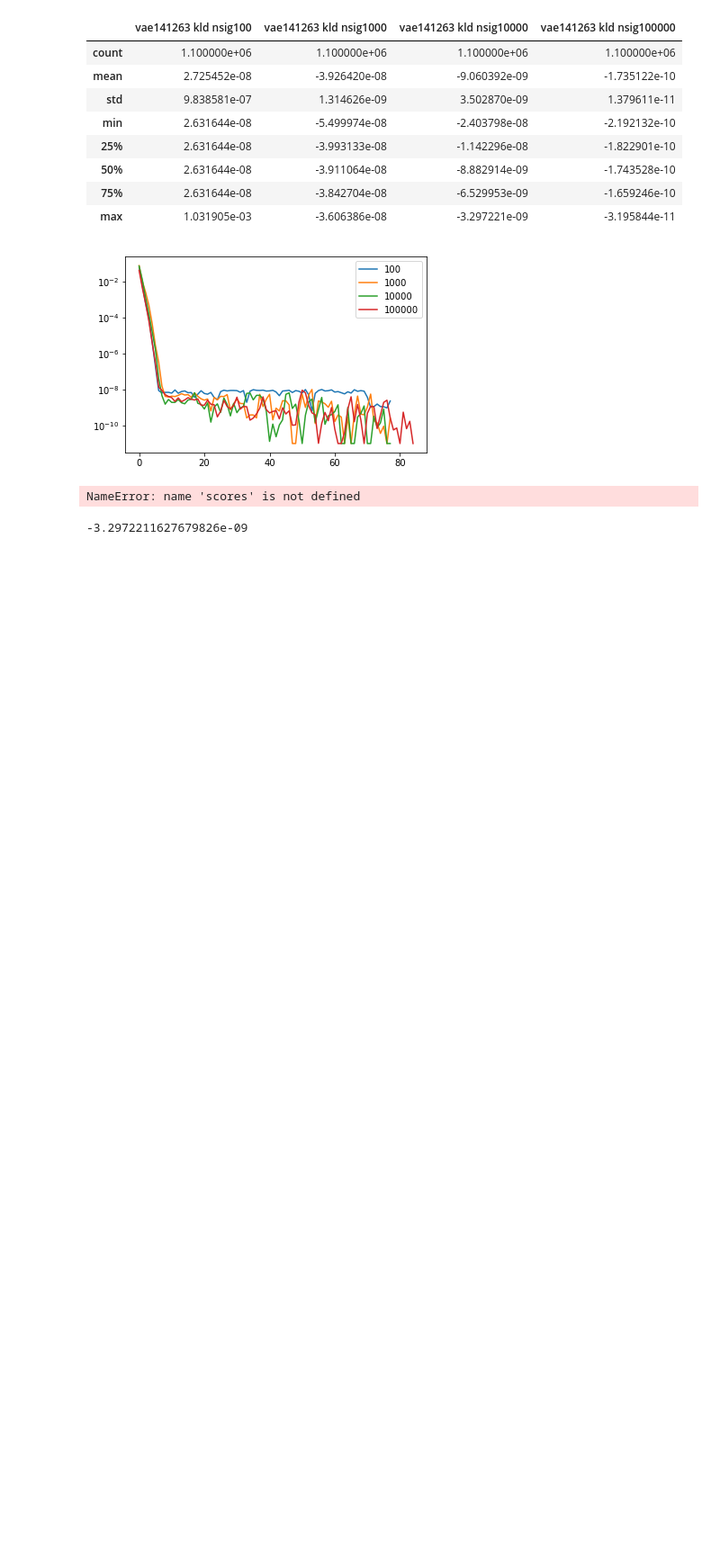
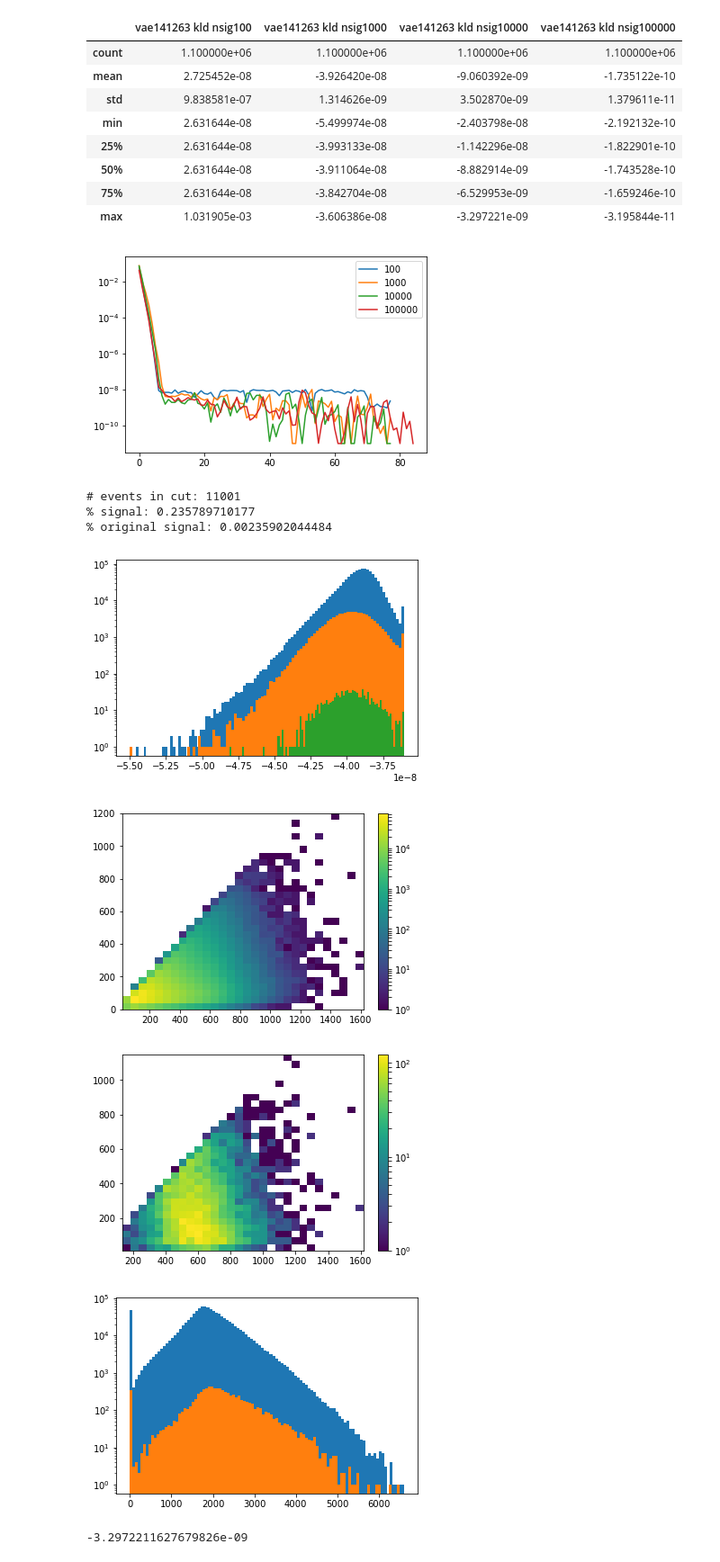
Before and after one commit to RotemMayo/NAF, a Jupyter notebook: ML4Jets.ipynb, the cells around one changed output. Shown: that part at 90% size. Drawn from its saved outputs; the diff is of its cells as text; code cells hidden in the pictures; blank space fills up the shorter version.

```diff
--- a/ML4Jets.ipynb
+++ b/ML4Jets.ipynb
@@ -30,6 +30,10 @@ df = pd.read_hdf(DATASET_PATH_TEMPLATE.format(DATASET_DIR, "events_anomalydetect
 y = df["label"]
 signal = y == 1
 delta_mj = np.abs(df['mj1'] - df['mj2'])
+mjj = get_mjj(df)
+epsilon = 1e-5
+tau_21j1 = (df['tau2j1'] / df['tau1j1']).fillna(0) + epsilon
+tau_21j2 = (df['tau2j2'] / df['tau1j2']).fillna(0) + epsilon
 
 X = df.loc[:, df.columns != "label"]
 if NORMALIZE:
@@ -240,22 +244,32 @@ scores[cols].describe()
 | max | 1.031905e-03 | -3.606386e-08 | -3.297221e-09 | -3.195844e-11 |
 [figure]
 # %%
-#normalized_scores = scores[['vae141263 kld nsig{}'.format(10**i) for i in range(2,3)]]
-#normalized_scores /= normalized_scores.min()
 i = 1
 original_sig = scores['vae141263 mask nsig{}'.format(10**(i+2))]
 plt.hist(scores[cols[i]][~signal], bins=100, label='bg')
 plt.hist(scores[cols[i]][signal], bins=100, label='sig')
 plt.hist(scores[cols[i]][original_sig], bins=100)
 plt.yscale('log')
-cut =(scores[cols[i]].quantile(0.99) <= scores[cols[i]]) & (scores[cols[i]] <= scores[cols[i]].quantile(1))
+cut =(scores[cols[i]].quantile(0.) <= scores[cols[i]]) & (scores[cols[i]] <= scores[cols[i]].quantile(0.01))
 print("# events in cut: {}".format(np.sum(cut)))
 print("% signal: {}".format(1.0 * np.sum(np.logical_and(cut, signal)) / np.sum(np.logical_and(cut, ~signal))))
 print("% original signal: {}".format(1.0 * np.sum(np.logical_and(cut, original_sig)) / np.sum(np.logical_and(cut, ~signal))))
-cut = np.logical_and(cut, np.logical_xor(~signal, original_sig))
-plot_mj(df, cut, bins=[50,50])
+cut = np.logical_and(cut, np.logical_or(~signal, original_sig))
+plot_mj(df, np.logical_or(original_sig, ~signal), cut, bins=[30,30])
+plt.figure()
+plt.hist(mjj[np.logical_or(original_sig, ~signal)], bins=100)
+#plt.hist(mjj[signal], bins=100)
+plt.hist(mjj[cut], bins=100)
+plt.yscale('log')
+#plt.hist(df['tau1j2'][cut], bins=100)
 # %% [output]
-NameError: name 'scores' is not defined
+# events in cut: 11001
+% signal: 0.235789710177
+% original signal: 0.00235902044484
+[figure, added]
+[figure, added]
+[figure, added]
+[figure, added]
 # %%
 scores[cols[i]].quantile(0.99)
 # %% [output]
```
Also changed, not shown: parts of 6 cells of this notebook, 1 other file.
